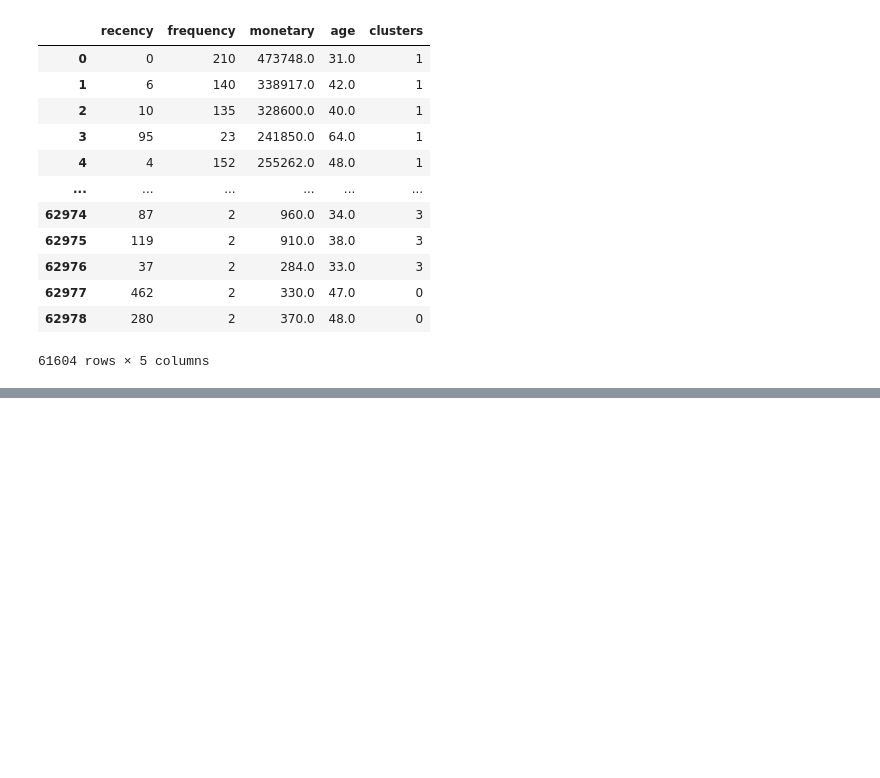
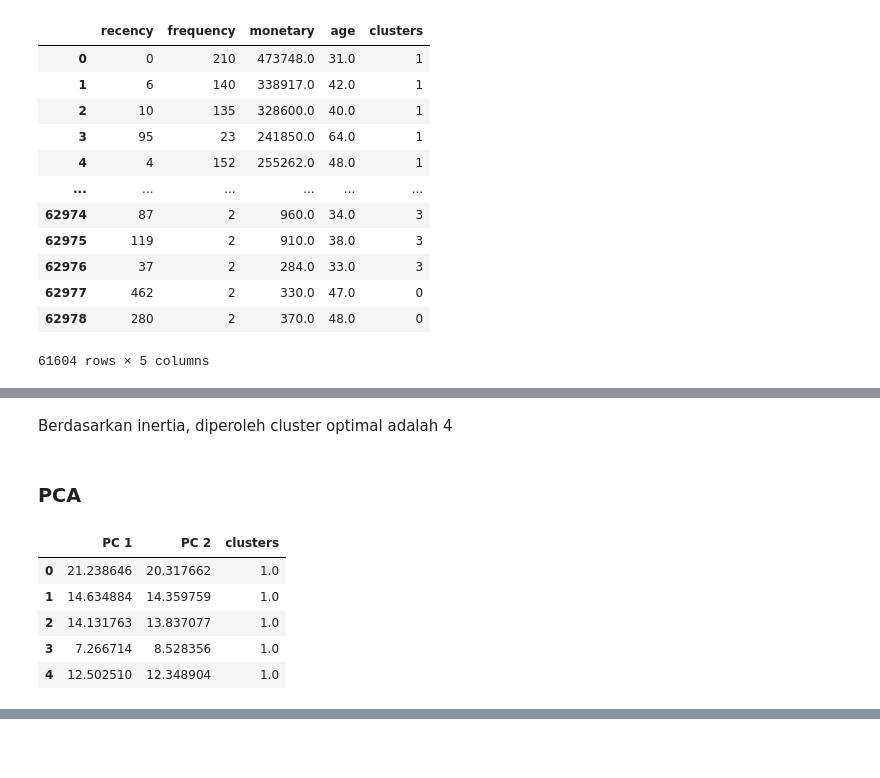
Before and after one commit to mfathul21/airline-customer-value, a Jupyter notebook: Airline_Customer_Segmentation.ipynb, the cells around one changed output, grey strips where cells are left out. Drawn from its saved outputs; the diff is of its cells as text; code cells hidden in the pictures; blank space fills up the shorter version.

```diff
--- a/Airline_Customer_Segmentation.ipynb
+++ b/Airline_Customer_Segmentation.ipynb
@@ -553,0 +578,20 @@ customers
+# %% [markdown]
+Berdasarkan inertia, diperoleh cluster optimal adalah 4
+# %% [markdown]
+### PCA
+# %%
+pca = PCA(n_components=2)
+
+pca.fit(df_std)
+pcs = pca.transform(df_std)
+
+data_pca = pd.DataFrame(data = pcs, columns = ['PC 1', 'PC 2'])
+data_pca['clusters'] = customers['clusters']
+data_pca.head()
+# %% [output]
+|  | PC 1 | PC 2 | clusters |
+| 0 | 21.238646 | 20.317662 | 1.0 |
+| 1 | 14.634884 | 14.359759 | 1.0 |
+| 2 | 14.131763 | 13.837077 | 1.0 |
+| 3 | 7.266714 | 8.528356 | 1.0 |
+| 4 | 12.502510 | 12.348904 | 1.0 |
```
Also changed, not shown: parts of 6 cells of this notebook.
